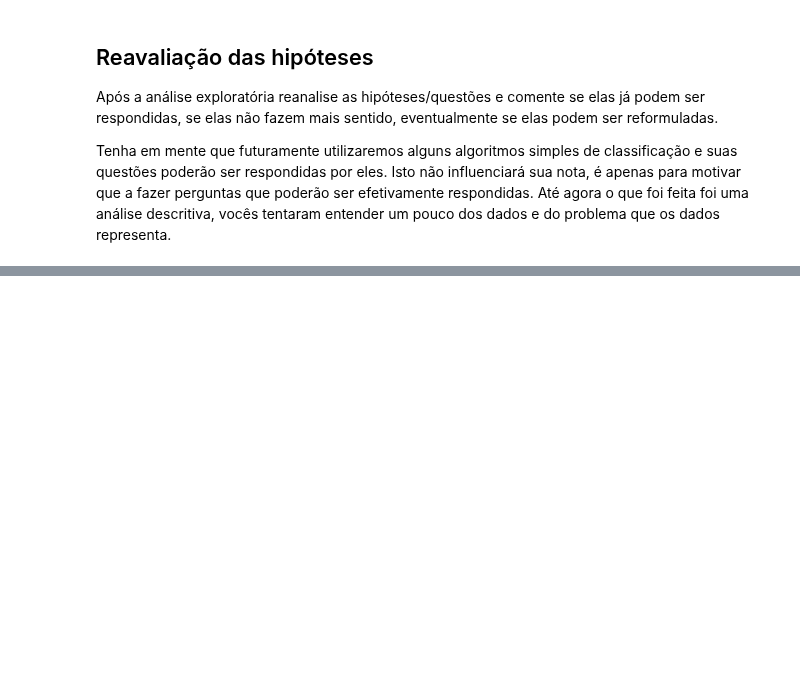
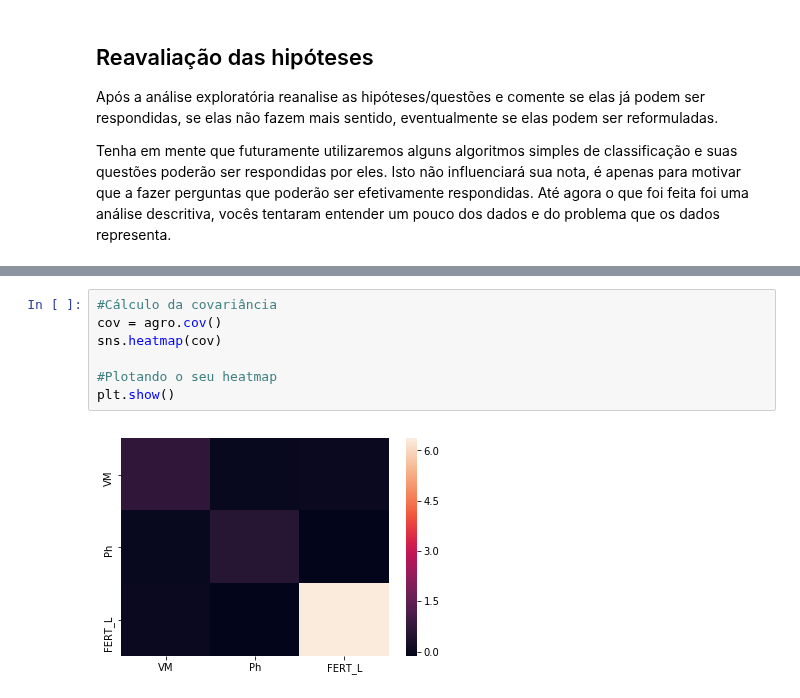
Before and after one commit to LucasSugi/data-science, a Jupyter notebook: pratica_3/pratica_3_9293286_9293251.ipynb, the cells around one changed output, grey strips where cells are left out. Cells and saved outputs as stored; diff of their text form; blank space fills up the shorter version.

```diff
--- a/pratica_3/pratica_3_9293286_9293251.ipynb
+++ b/pratica_3/pratica_3_9293286_9293251.ipynb
@@ -163,0 +240,9 @@ descritiva, vocês tentaram entender um pouco dos dados e do problema que os dad
+# %%
+#Cálculo da covariância
+cov = agro.cov()
+sns.heatmap(cov)
+
+#Plotando o seu heatmap
+plt.show()
+# %% [output]
+[figure, added]
```
Also changed, not shown: parts of 12 cells of this notebook.
